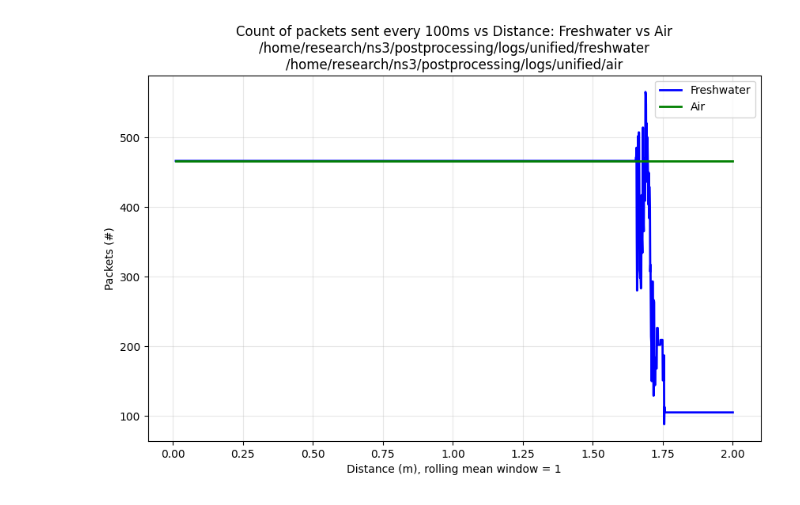
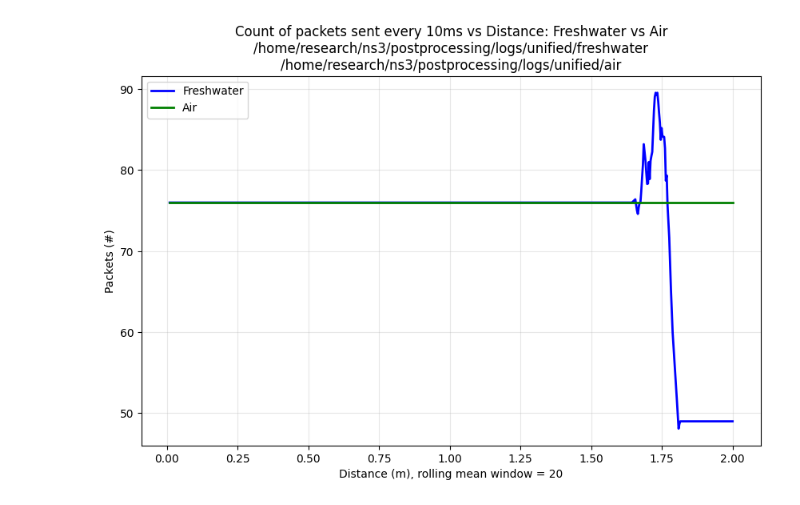
Before and after one commit to mehslambo/2IRS0-ns3, a Jupyter notebook: postprocessing/packet_reattempts.ipynb, the cells around one changed output. Saved outputs shown, nothing was run; the diff lists cells and outputs as text; code cells hidden in the pictures.

```diff
--- a/postprocessing/packet_reattempts.ipynb
+++ b/postprocessing/packet_reattempts.ipynb
@@ -43,18 +43,18 @@ phy_tx_begin_air_distance = phy_tx_begin_air[
 # %%
 plt.figure(figsize=(10, 6))
 
 # Plot rolling averages as solid lines
-plt.plot(phy_tx_begin_freshwater_distance['Distance'], (phy_tx_begin_freshwater_distance['PacketCount']).rolling(window=1, min_periods=1).mean(),
+plt.plot(phy_tx_begin_freshwater_distance['Distance'], (phy_tx_begin_freshwater_distance['PacketCount']).rolling(window=20, min_periods=1).mean(),
          label='Freshwater', color='blue', linewidth=2)
-plt.plot(phy_tx_begin_air_distance['Distance'], (phy_tx_begin_air_distance['PacketCount']).rolling(window=1, min_periods=1).mean(),
+plt.plot(phy_tx_begin_air_distance['Distance'], (phy_tx_begin_air_distance['PacketCount']).rolling(window=20, min_periods=1).mean(),
          label='Air', color='green', linewidth=2)
 
-plt.xlabel('Distance (m), rolling mean window = 1')
+plt.xlabel('Distance (m), rolling mean window = 20')
 plt.ylabel('Packets (#)')
-plt.title(f'Count of packets sent every 100ms vs Distance: Freshwater vs Air\n{scenario_folder_freshwater}\n{scenario_folder_air}')
+plt.title(f'Count of packets sent every 10ms vs Distance: Freshwater vs Air\n{scenario_folder_freshwater}\n{scenario_folder_air}')
 plt.legend()
 plt.grid(True, alpha=0.3)
 
 plt.show()
 # %% [output]
-[figure, old version]
+[figure, new version]
```
Also changed, not shown: 6 other files.
